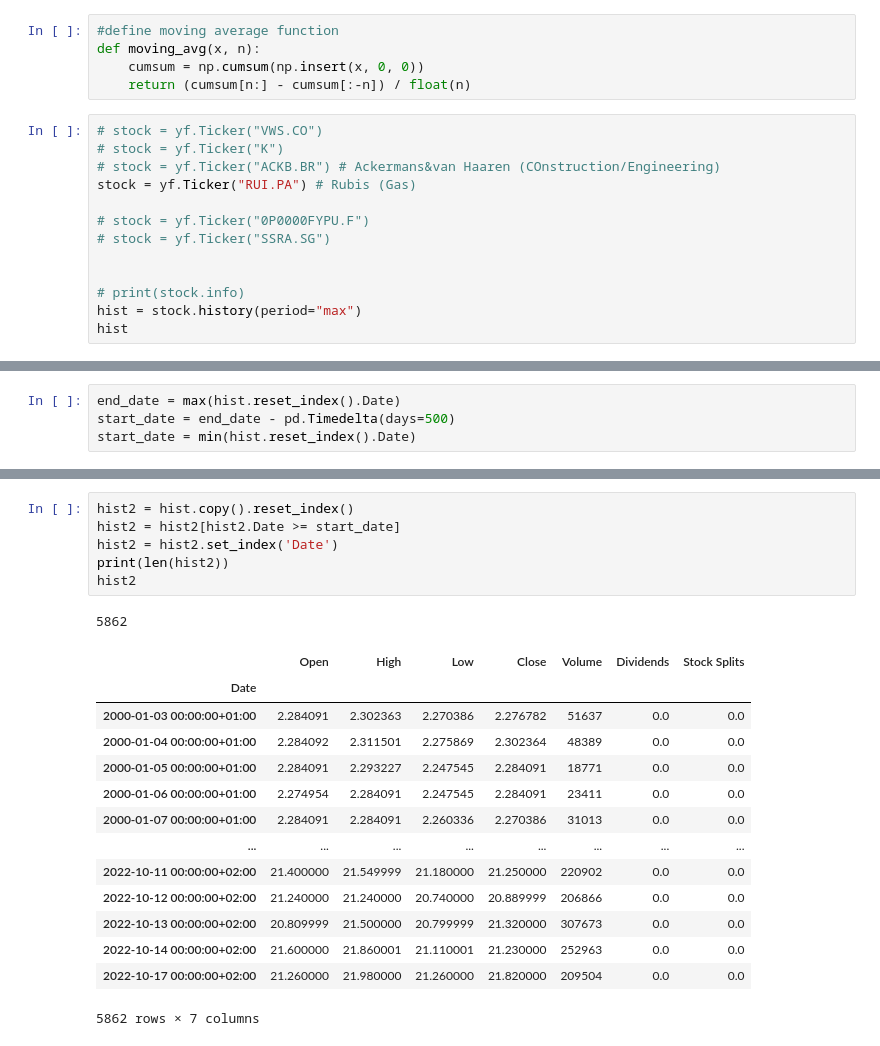
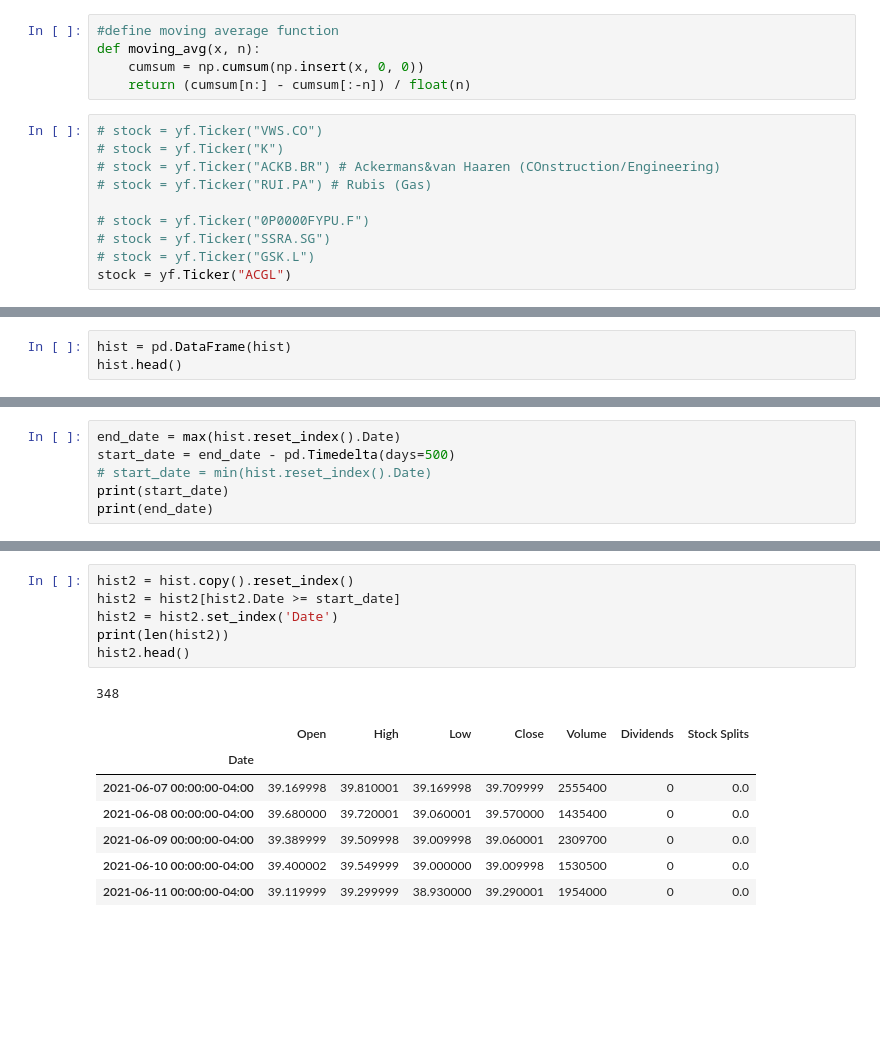
Before and after one commit to raoulbia/trading, a Jupyter notebook: sma200_v1.ipynb, the cells around one changed output, grey strips where cells are left out. Drawn from its saved outputs; the diff is of its cells as text; blank space fills up the shorter version.

```diff
--- a/sma200_v1.ipynb
+++ b/sma200_v1.ipynb
@@ -35,12 +35,9 @@ def moving_avg(x, n):
 # stock = yf.Ticker("VWS.CO")
 # stock = yf.Ticker("K")
 # stock = yf.Ticker("ACKB.BR") # Ackermans&van Haaren (COnstruction/Engineering)
-stock = yf.Ticker("RUI.PA") # Rubis (Gas)
+# stock = yf.Ticker("RUI.PA") # Rubis (Gas)
 
 # stock = yf.Ticker("0P0000FYPU.F")
 # stock = yf.Ticker("SSRA.SG")
-
-
-# print(stock.info)
-hist = stock.history(period="max")
-hist
+# stock = yf.Ticker("GSK.L")
+stock = yf.Ticker("ACGL")
@@ -61,0 +75,3 @@ hist
+# %%
+hist = pd.DataFrame(hist)
+hist.head()
@@ -68,4 +96,6 @@ print(max(hist.reset_index().Date))
 # %%
 end_date = max(hist.reset_index().Date)
 start_date = end_date - pd.Timedelta(days=500)
-start_date = min(hist.reset_index().Date)
+# start_date = min(hist.reset_index().Date)
+print(start_date)
+print(end_date)
@@ -72,23 +105,16 @@ start_date = min(hist.reset_index().Date)
 # %%
 hist2 = hist.copy().reset_index()
 hist2 = hist2[hist2.Date >= start_date]
 hist2 = hist2.set_index('Date')
 print(len(hist2))
-hist2
+hist2.head()
 # %% [output]
-5862
+348
 |  | Open | High | Low | Close | Volume | Dividends | Stock Splits |
 | Date |  |  |  |  |  |  |  |
-| 2000-01-03 00:00:00+01:00 | 2.284091 | 2.302363 | 2.270386 | 2.276782 | 51637 | 0.0 | 0.0 |
-| 2000-01-04 00:00:00+01:00 | 2.284092 | 2.311501 | 2.275869 | 2.302364 | 48389 | 0.0 | 0.0 |
-| 2000-01-05 00:00:00+01:00 | 2.284091 | 2.293227 | 2.247545 | 2.284091 | 18771 | 0.0 | 0.0 |
-| 2000-01-06 00:00:00+01:00 | 2.274954 | 2.284091 | 2.247545 | 2.284091 | 23411 | 0.0 | 0.0 |
-| 2000-01-07 00:00:00+01:00 | 2.284091 | 2.284091 | 2.260336 | 2.270386 | 31013 | 0.0 | 0.0 |
-| ... | ... | ... | ... | ... | ... | ... | ... |
-| 2022-10-11 00:00:00+02:00 | 21.400000 | 21.549999 | 21.180000 | 21.250000 | 220902 | 0.0 | 0.0 |
-| 2022-10-12 00:00:00+02:00 | 21.240000 | 21.240000 | 20.740000 | 20.889999 | 206866 | 0.0 | 0.0 |
-| 2022-10-13 00:00:00+02:00 | 20.809999 | 21.500000 | 20.799999 | 21.320000 | 307673 | 0.0 | 0.0 |
-| 2022-10-14 00:00:00+02:00 | 21.600000 | 21.860001 | 21.110001 | 21.230000 | 252963 | 0.0 | 0.0 |
-| 2022-10-17 00:00:00+02:00 | 21.260000 | 21.980000 | 21.260000 | 21.820000 | 209504 | 0.0 | 0.0 |
+| 2021-06-07 00:00:00-04:00 | 39.169998 | 39.810001 | 39.169998 | 39.709999 | 2555400 | 0 | 0.0 |
+| 2021-06-08 00:00:00-04:00 | 39.680000 | 39.720001 | 39.060001 | 39.570000 | 1435400 | 0 | 0.0 |
+| 2021-06-09 00:00:00-04:00 | 39.389999 | 39.509998 | 39.009998 | 39.060001 | 2309700 | 0 | 0.0 |
+| 2021-06-10 00:00:00-04:00 | 39.400002 | 39.549999 | 39.000000 | 39.009998 | 1530500 | 0 | 0.0 |
+| 2021-06-11 00:00:00-04:00 | 39.119999 | 39.299999 | 38.930000 | 39.290001 | 1954000 | 0 | 0.0 |
-5862 rows × 7 columns
 # %%
```
Also changed, not shown: parts of 15 cells of this notebook, 1 other file.
